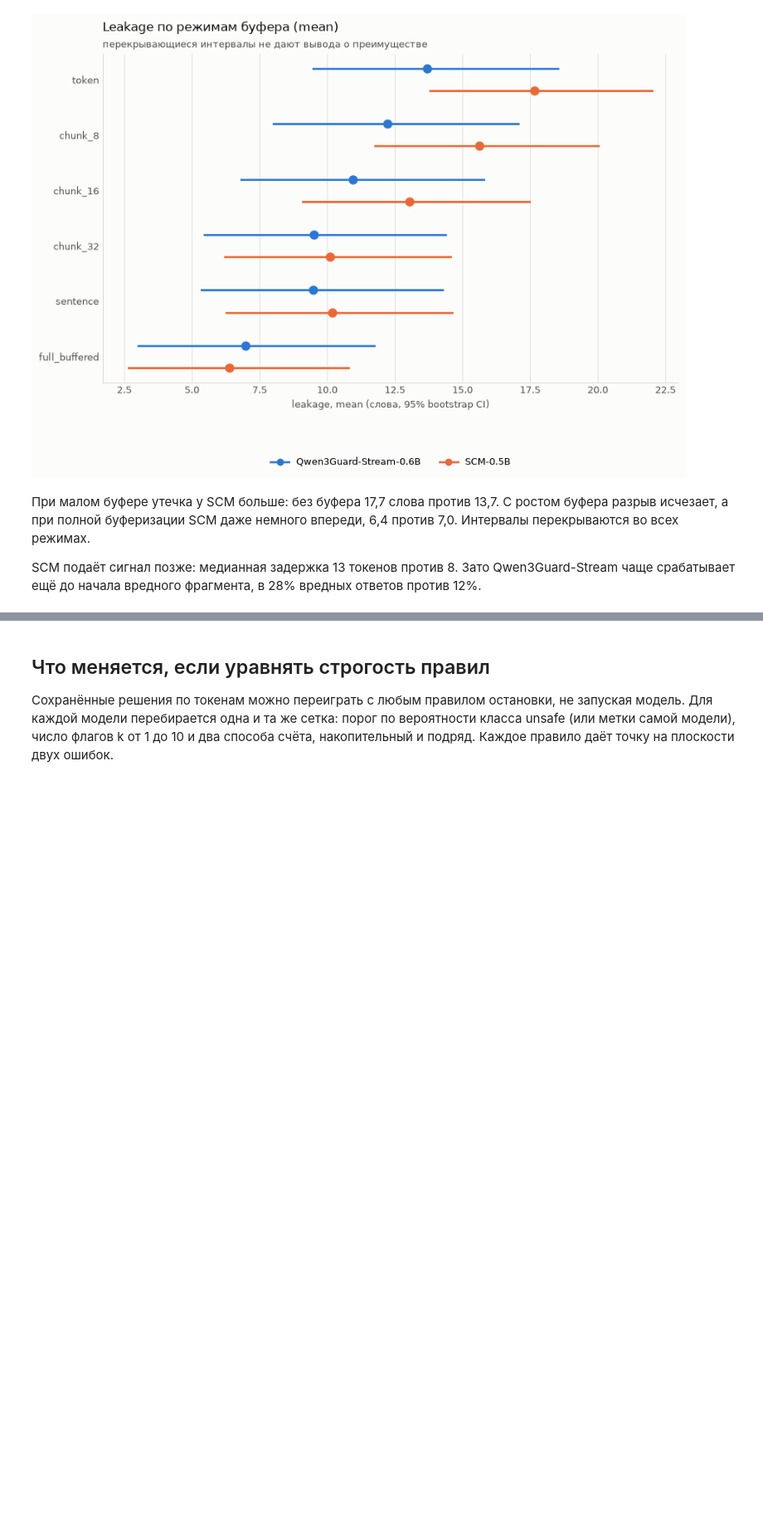
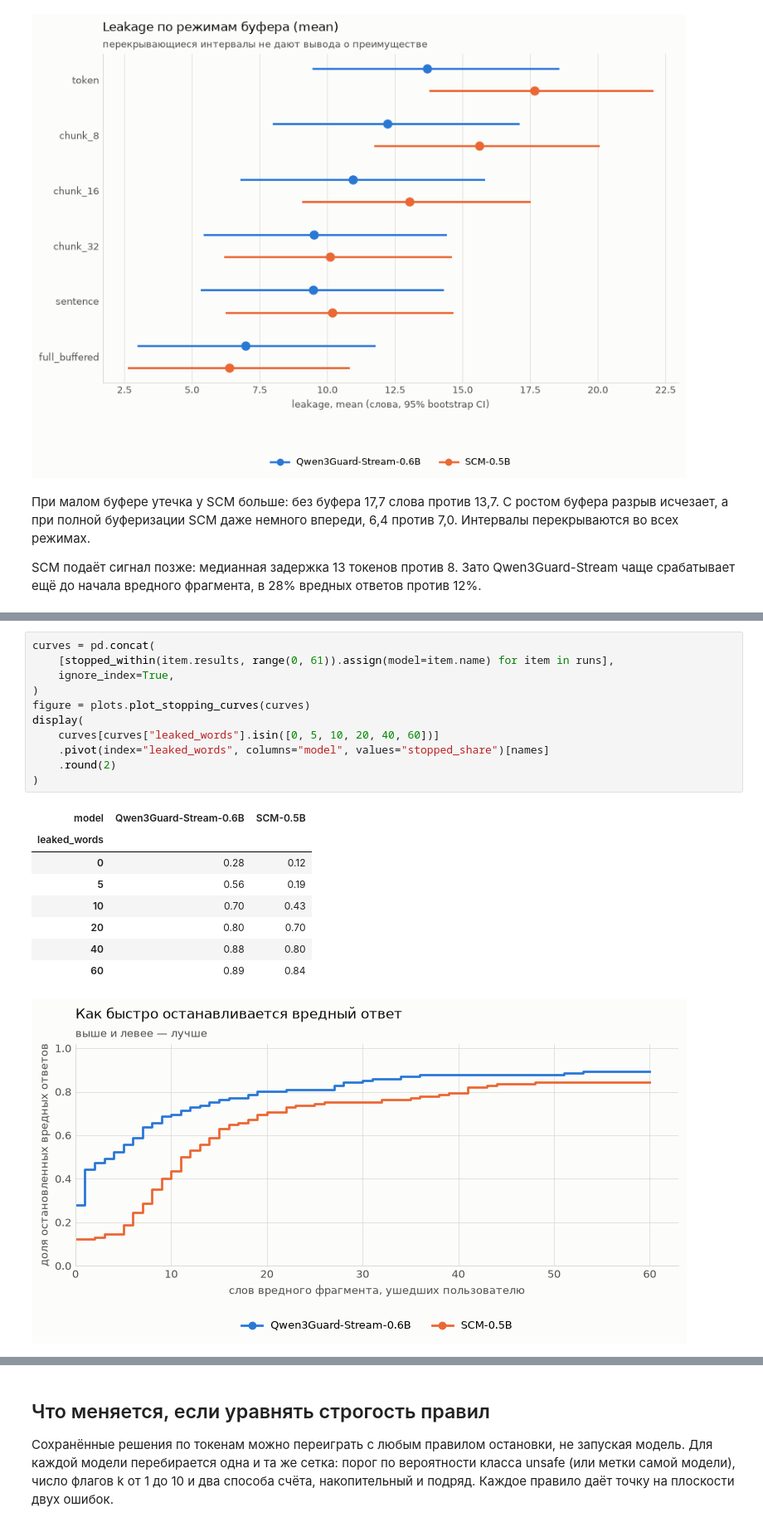
Before and after one commit to ZinewVova/Streaming-Guardrails, a Jupyter notebook: notebooks/06_model_comparison.ipynb, the cells around one changed output, grey strips where cells are left out. Shown at 83% size. Cells and saved outputs as stored; diff of their text form; blank space fills up the shorter version.

```diff
--- a/notebooks/06_model_comparison.ipynb
+++ b/notebooks/06_model_comparison.ipynb
@@ -127,0 +135,21 @@ SCM подаёт сигнал позже: медианная задержка 13
+# %%
+curves = pd.concat(
+    [stopped_within(item.results, range(0, 61)).assign(model=item.name) for item in runs],
+    ignore_index=True,
+)
+figure = plots.plot_stopping_curves(curves)
+display(
+    curves[curves["leaked_words"].isin([0, 5, 10, 20, 40, 60])]
+    .pivot(index="leaked_words", columns="model", values="stopped_share")[names]
+    .round(2)
+)
+# %% [output]
+| model | Qwen3Guard-Stream-0.6B | SCM-0.5B |
+| leaked_words |  |  |
+| 0 | 0.28 | 0.12 |
+| 5 | 0.56 | 0.19 |
+| 10 | 0.70 | 0.43 |
+| 20 | 0.80 | 0.70 |
+| 40 | 0.88 | 0.80 |
+| 60 | 0.89 | 0.84 |
+[figure, added]
```
Also changed, not shown: parts of 12 cells of this notebook, 6 other files.
